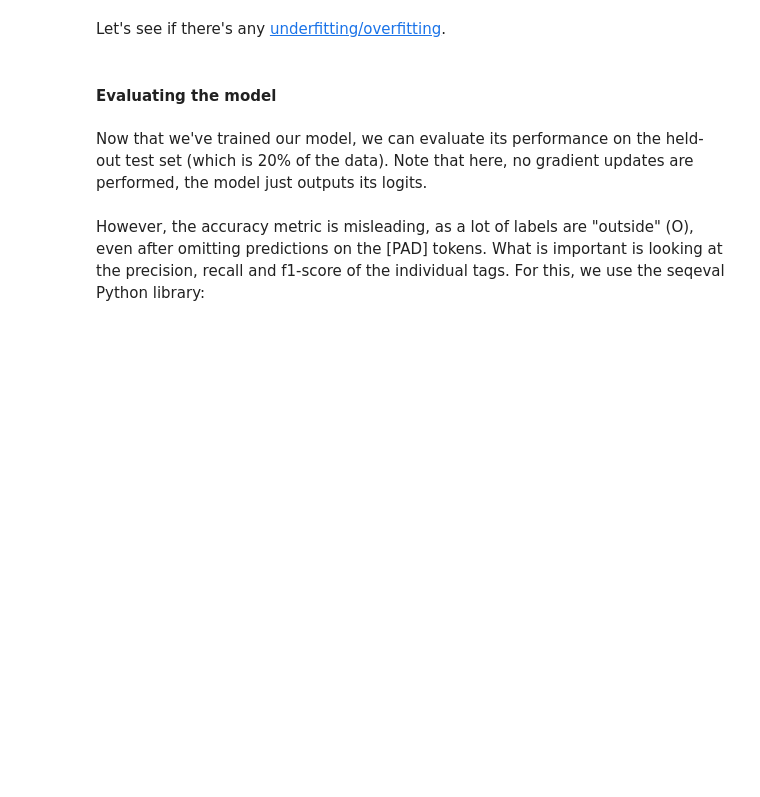
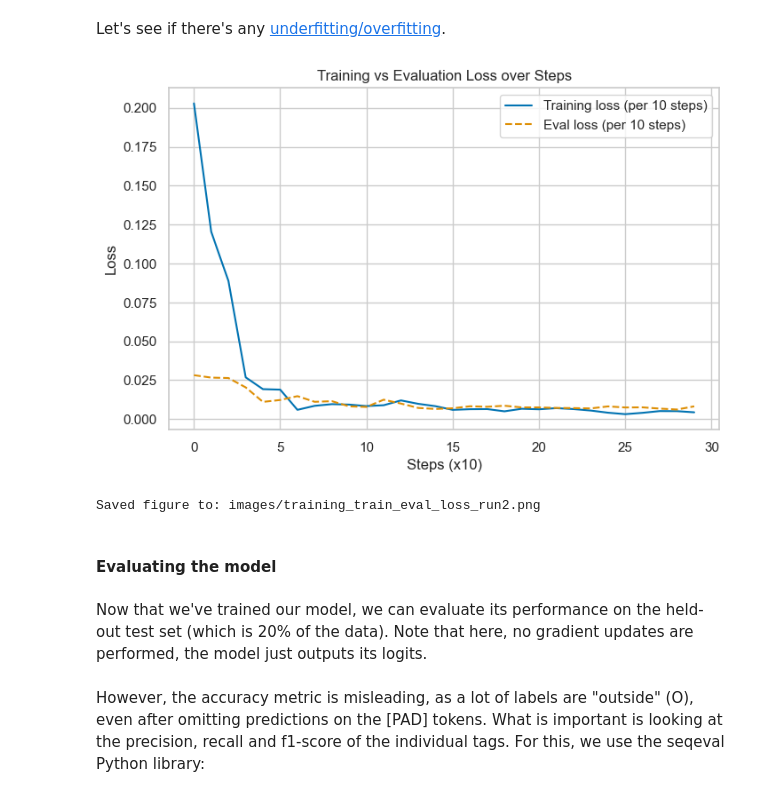
Before and after one commit to dhlab-epfl/dhlab-epigraphy-studies, a Jupyter notebook: Baseline.ipynb, the cells around one changed output. Cells and saved outputs as stored; diff of their text form; code cells hidden in the pictures; blank space fills up the shorter version.

Commit message:
baseline code reviewed + figures

```diff
--- a/Baseline.ipynb
+++ b/Baseline.ipynb
@@ -745,23 +765,26 @@ Let's see if there's any [underfitting/overfitting](https://www.geeksforgeeks.or
 # %%
 import os
 import matplotlib.pyplot as plt
 
 os.makedirs("images", exist_ok=True)
 
 plt.figure(figsize=(8,5))
-plt.plot(all_train_losses, label='Training loss (per 100 steps)')
-plt.plot(all_eval_losses, label='Eval loss (per 100 steps)', linestyle='--')
-plt.xlabel("Steps (x100)")
+plt.plot(all_train_losses, label='Training loss (per 10 steps)')
+plt.plot(all_eval_losses, label='Eval loss (per 10 steps)', linestyle='--')
+plt.xlabel("Steps (x10)")
 plt.ylabel("Loss")
 plt.title("Training vs Evaluation Loss over Steps")
 plt.legend()
 
 save_path = "images/training_train_eval_loss_run2.png"
 plt.savefig(save_path, dpi=300, bbox_inches='tight')
 
 plt.show()
 
 print(f"Saved figure to: {save_path}")
+# %% [output]
+[figure, added]
+Saved figure to: images/training_train_eval_loss_run2.png
 # %% [markdown]
 #### **Evaluating the model**
 # %% [markdown]
```
Also changed, not shown: parts of 8 cells of this notebook, 2 other files.
